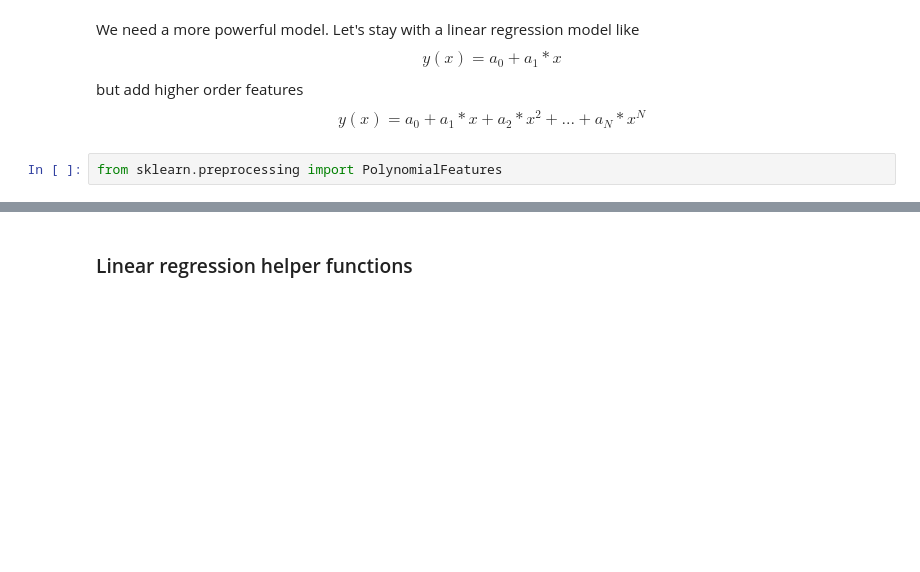
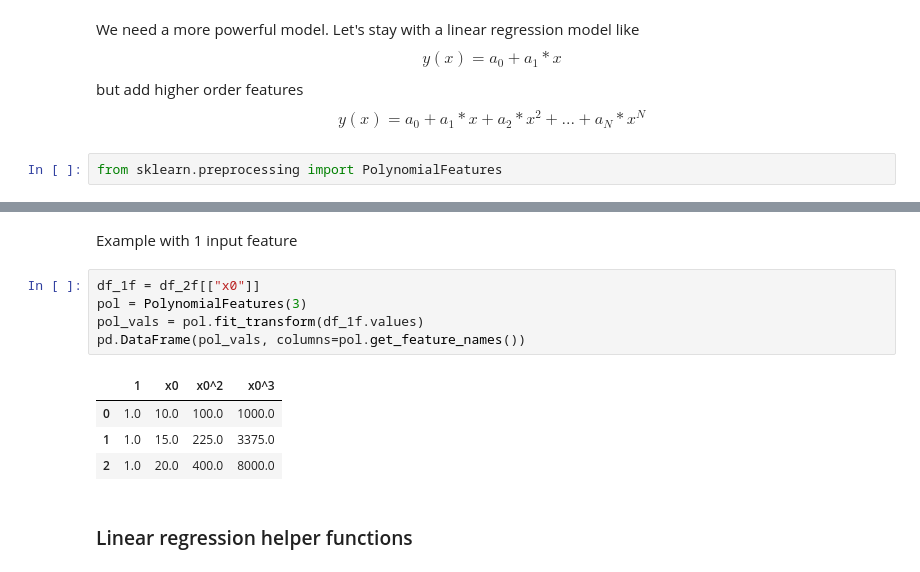
Before and after one commit to munich-ml/MLPy2020, a Jupyter notebook: 21_first_machine_lerning_models.ipynb, the cells around one changed output, grey strips where cells are left out. Drawn from its saved outputs; the diff is of its cells as text; blank space fills up the shorter version.

```diff
--- a/21_first_machine_lerning_models.ipynb
+++ b/21_first_machine_lerning_models.ipynb
@@ -145,3 +203,15 @@ from sklearn.preprocessing import PolynomialFeatures
+# %% [markdown]
+Example with 1 input feature
+# %%
+df_1f = df_2f[["x0"]]
+pol = PolynomialFeatures(3)
+pol_vals = pol.fit_transform(df_1f.values)
+pd.DataFrame(pol_vals, columns=pol.get_feature_names())
+# %% [output]
+|  | 1 | x0 | x0^2 | x0^3 |
+| 0 | 1.0 | 10.0 | 100.0 | 1000.0 |
+| 1 | 1.0 | 15.0 | 225.0 | 3375.0 |
+| 2 | 1.0 | 20.0 | 400.0 | 8000.0 |
 # %% [markdown]
 ### Linear regression helper functions
 # %%
```
Also changed, not shown: parts of 29 cells of this notebook.
